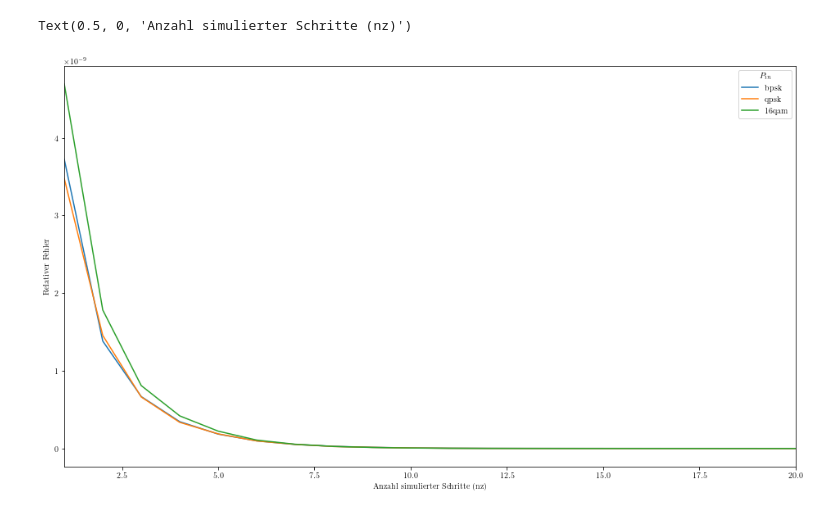
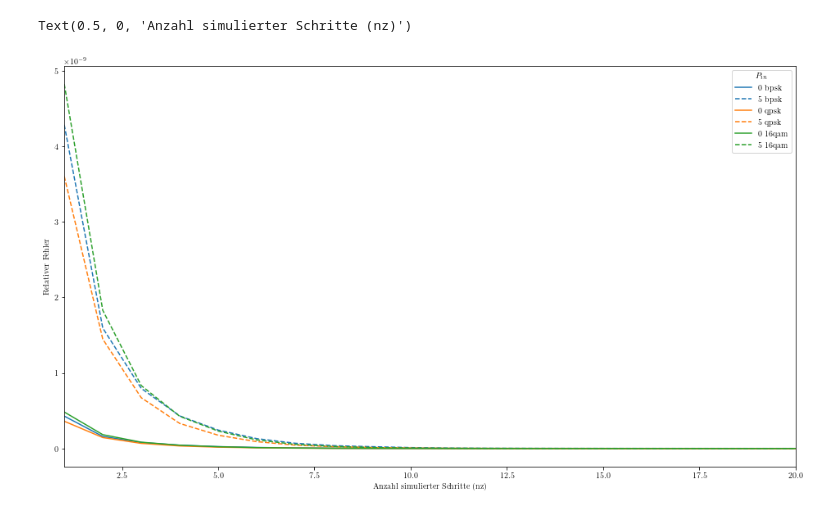
Before and after one commit to domrim/bachelorarbeit-code, a Jupyter notebook: jupyter-notebooks/eval/steps_sweep_error_compare.ipynb, the cells around one changed output. Cells and saved outputs as stored; diff of their text form; code cells hidden in the pictures.

```diff
--- a/jupyter-notebooks/eval/steps_sweep_error_compare.ipynb
+++ b/jupyter-notebooks/eval/steps_sweep_error_compare.ipynb
@@ -41,6 +41,8 @@ modulation_qam = {f"{i:04b}": symb for (i, symb) in zip(range(M_qam), qam)}
 send_bits_bpsk = np.random.choice([symbol for symbol in modulation_bpsk.keys()], size=n_symbol)
 send_bits_qpsk = np.random.choice([symbol for symbol in modulation_qpsk.keys()], size=n_symbol)
 send_bits_qam = np.random.choice([symbol for symbol in modulation_qam.keys()], size=n_symbol)
+
+power_list = [0,5]
 # %%
 ## Global Transmission parameters
 z_length = 70  # [km]
@@ -54,7 +56,7 @@ gamma = 1.3 # [1/W/km]
 all_sims = {}
 for modulation, send_bits, name in [(modulation_bpsk, send_bits_bpsk, "bpsk"), (modulation_qpsk, send_bits_qpsk, "qpsk"), (modulation_qam, send_bits_qam, "16qam")]:
     sims ={}
-    for power in [5]:
+    for power in power_list:
         send_rc = generate_signal(modulation, t_sample_rc, 1/f_symbol, send_bits, rc, syms_per_filt, power)
         send = add_zeros(send_rc, 100 * int(1/f_symbol/t_sample_rc))
 
@@ -91,35 +93,35 @@ for name, sims in all_sims.items():
     elif name == "16qam":
         linestyle = "tab:green"
 
     for key, data in sims.items():
         ref = data[0]
         signal = data[1]
         x_vals = []
         y_vals = []
         for n_steps, sim_out in signal:
             x_vals.append(n_steps)
             y_vals.append(abs(calc_relerr(sim_out, ref)))
 
-        plot1.plot(x_vals, y_vals, label=f"{name}", color=linestyle, linestyle=lines.pop())
+        plot1.plot(x_vals, y_vals, label=f"{key} {name}", color=linestyle, linestyle=lines.pop())
         #if key in ['-5', '0', '3', '5', '6', '7', '8', '9']:
         #    plot2.plot(x_vals, y_vals, label=key)
 
 xmin = np.amin(x_vals)
 xmax = np.amax(x_vals)
 
 plot1.legend(loc='upper right', title='$P_{in}$')
 plot1.set_xlim(xmin, 20)
 plot1.set_ylabel("Relativer Fehler")
 plot1.set_xlabel("Anzahl simulierter Schritte (nz)")
 
 #plot2.legend(loc='upper right', title='$P_{in}$')
 #plot2.grid()
 #plot2.set_xlim(xmin, 10)
 #plot2.set_ylabel("Relativer Fehler")
 #plot2.set_xlabel("Anzahl simulierter Schritte (nz)")
 # %% [output]
 Text(0.5, 0, 'Anzahl simulierter Schritte (nz)')
-[figure, old version]
+[figure, new version]
 # %%
 ## Global Transmission parameters
 z_length = 70  # [km]
```
Also changed, not shown: parts of 3 cells of this notebook, 1 other file.
